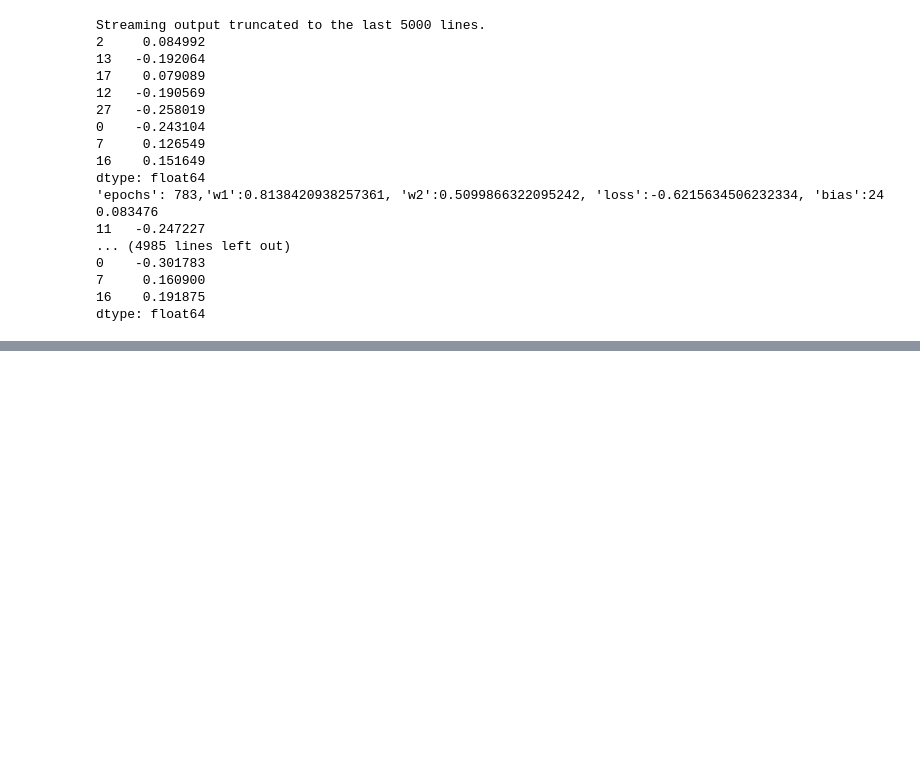
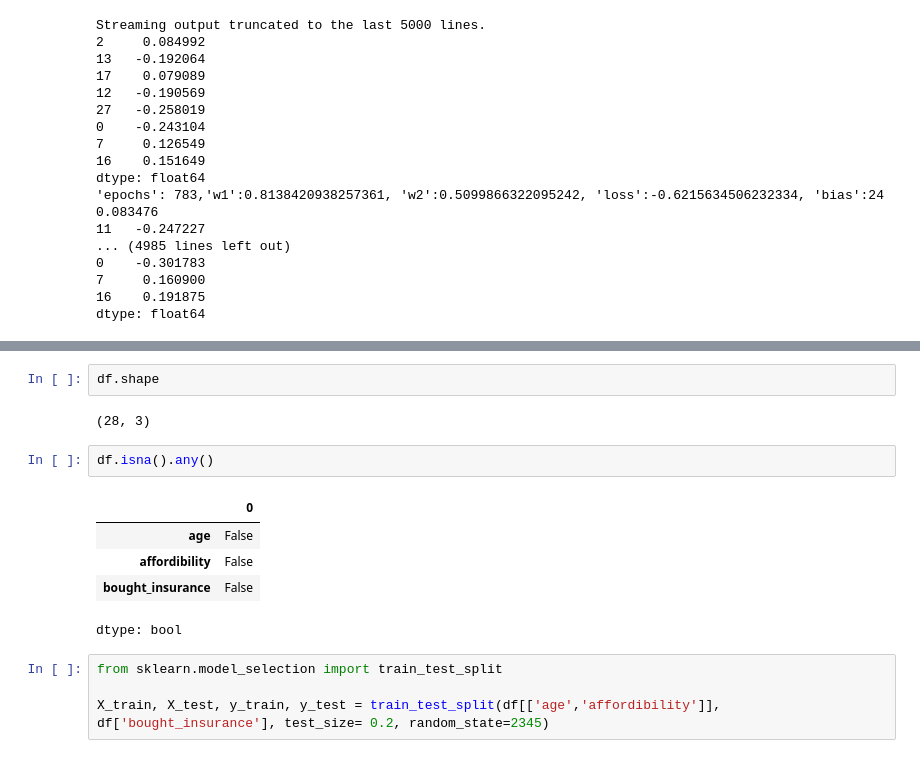
Before and after one commit to babatundeibukun/DEEP-LEARNING-PROJECT---COMPUTER, a Jupyter notebook: building_neural_network_from_first_principle_without_tensorflow.ipynb, the cells around one changed output, grey strips where cells are left out. Cells and saved outputs as stored; diff of their text form; blank space fills up the shorter version.

```diff
--- a/building_neural_network_from_first_principle_without_tensorflow.ipynb
+++ b/building_neural_network_from_first_principle_without_tensorflow.ipynb
@@ -132,0 +109,16 @@ dtype: float64
+# %%
+df.shape
+# %% [output]
+(28, 3)
+# %%
+df.isna().any()
+# %% [output]
+|  | 0 |
+| age | False |
+| affordibility | False |
+| bought_insurance | False |
+dtype: bool
+# %%
+from sklearn.model_selection import train_test_split
+
+X_train, X_test, y_train, y_test = train_test_split(df[['age','affordibility']], df['bought_insurance'], test_size= 0.2, random_state=2345)
```
Also changed, not shown: parts of 27 cells of this notebook.
